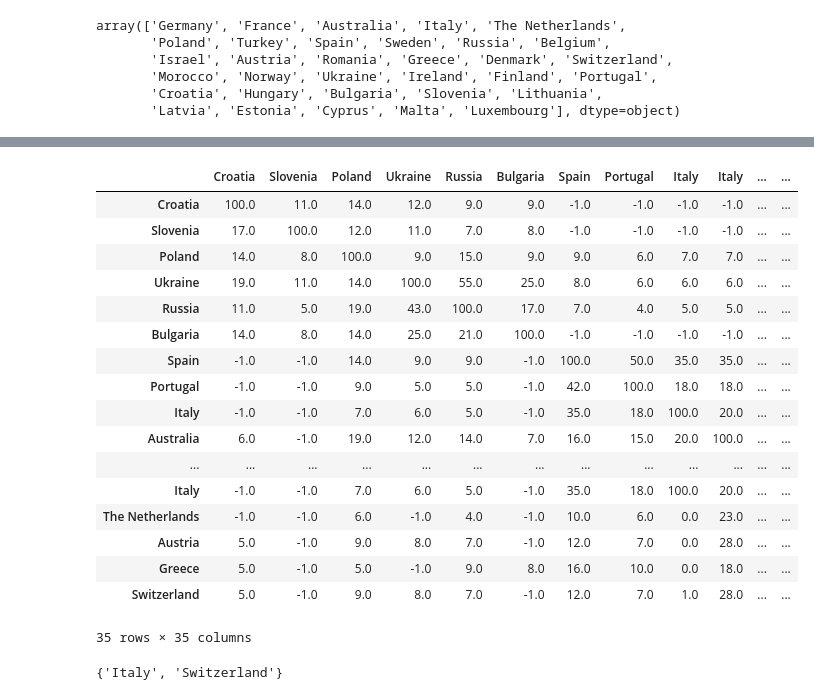
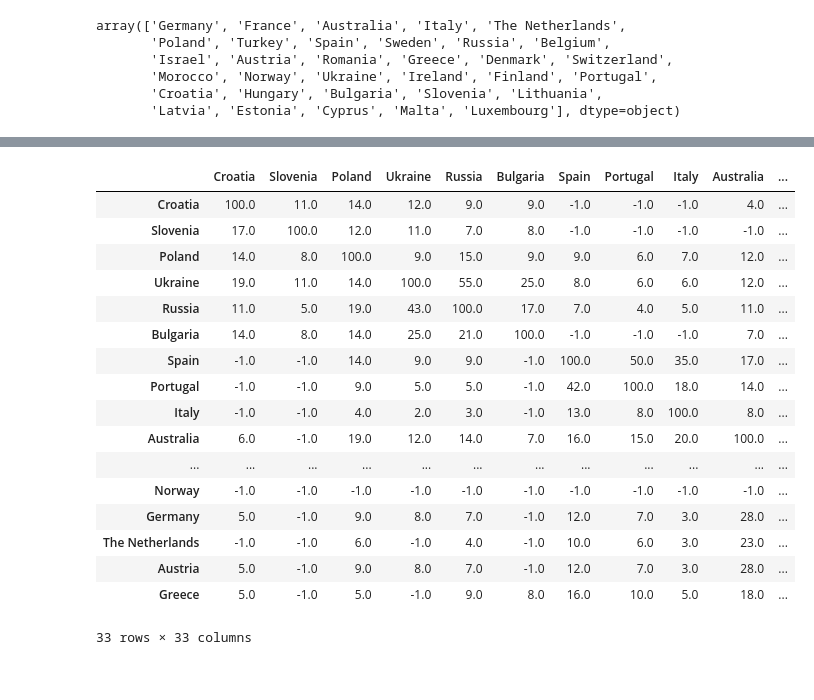
Before and after one commit to jackmheller/modernDataAnalytics, a Jupyter notebook: comm detection-Copy1.ipynb, the cells around one changed output, grey strips where cells are left out. Cells and saved outputs as stored; diff of their text form; code cells hidden in the pictures.

```diff
--- a/comm detection-Copy1.ipynb
+++ b/comm detection-Copy1.ipynb
@@ -1000,7 +1002,7 @@ langConv_rev = {'Bosnia Herzegovina': 'Bosnian',
 # it is because Greek goes to both cyprus AND greece, same with German!
 # gotta fix this...
 
-# ['Germany', 'Italy', 'The Netherlands', 'Austria', 'Greece', 'Switzerland']
+duplicate_lang_countries = ['Germany', 'The Netherlands', 'Austria', 'Greece']
 langConv
 # res
 # %% [output]
@@ -1113,10 +1078,3 @@ array(['Germany', 'France', 'Australia', 'Italy', 'The Netherlands',
        'Morocco', 'Norway', 'Ukraine', 'Ireland', 'Finland', 'Portugal',
        'Croatia', 'Hungary', 'Bulgaria', 'Slovenia', 'Lithuania',
        'Latvia', 'Estonia', 'Cyprus', 'Malta', 'Luxembourg'], dtype=object)
-# %%
-
-for x in duplicate_lang_countries:
-    df_test_2.iloc[df_test_2.index ==x, :] =  df_test_2[x].T
-
-np.fill_diagonal(df_test_2.values, 100)
-df_test_2
@@ -1163,10 +1102,13 @@ df_test_2.index = df_test_2.iloc[:,0]
 df_test_2 = df_test_2.drop(['Unnamed: 0'], axis = 1)
 
 
-zero_pad = pd.DataFrame(np.zeros((6, 99)))
+zero_pad = pd.DataFrame(np.zeros((4, 97)))
+
+
+print(df_test_2)
 
 zero_pad.columns = df_test_2.columns
-zero_pad.index = df_test_2.columns[-6:]
+zero_pad.index = df_test_2.columns[-4:]
 df_test_2 = df_test_2.append(zero_pad)
 
 
@@ -1215,11 +1157,23 @@ for x in duplicate_lang_countries:
 
 np.fill_diagonal(df_test_2.values, 100)
 
-# Norway	Germany	The Netherlands	Austria	Greece
 
-# GE BE = 12.0
-# GER GRE = 3
 
+# Now we get to fill this bitch up manual style
+
+df_test_2.at['Germany', 'Austria'] = 100
+df_test_2.at['Germany', 'The Netherlands'] = 13
+df_test_2.at['Germany', 'Greece'] = 3
+df_test_2.at['The Netherlands', 'Austria'] = 13
+df_test_2.at['The Netherlands', 'Greece'] = 2
+df_test_2.at['Austria', 'Greece' ] = 3
+
+df_test_2.at['Austria', 'Germany'] = 100
+df_test_2.at['The Netherlands', 'Germany'] = 13
+df_test_2.at['Greece',  'Germany'] = 3
+df_test_2.at['Austria', 'The Netherlands'] = 13
+df_test_2.at['Greece',  'The Netherlands'] = 2
+df_test_2.at['Greece',  'Austria'] = 3
 
 # df_test_2 = df_test_2[df_test_2.columns.intersection(english["matches"])]
 df_test_2
@@ -1230,24 +1200,19 @@ df_test_2
 []
-|  | Croatia | Slovenia | Poland | Ukraine | Russia | Bulgaria | Spain | Portugal | Italy | Italy | ... | ... |
-| Croatia | 100.0 | 11.0 | 14.0 | 12.0 | 9.0 | 9.0 | -1.0 | -1.0 | -1.0 | -1.0 | ... | ... |
-| Slovenia | 17.0 | 100.0 | 12.0 | 11.0 | 7.0 | 8.0 | -1.0 | -1.0 | -1.0 | -1.0 | ... | ... |
-| Poland | 14.0 | 8.0 | 100.0 | 9.0 | 15.0 | 9.0 | 9.0 | 6.0 | 7.0 | 7.0 | ... | ... |
-| Ukraine | 19.0 | 11.0 | 14.0 | 100.0 | 55.0 | 25.0 | 8.0 | 6.0 | 6.0 | 6.0 | ... | ... |
-| Russia | 11.0 | 5.0 | 19.0 | 43.0 | 100.0 | 17.0 | 7.0 | 4.0 | 5.0 | 5.0 | ... | ... |
-| Bulgaria | 14.0 | 8.0 | 14.0 | 25.0 | 21.0 | 100.0 | -1.0 | -1.0 | -1.0 | -1.0 | ... | ... |
-| Spain | -1.0 | -1.0 | 14.0 | 9.0 | 9.0 | -1.0 | 100.0 | 50.0 | 35.0 | 35.0 | ... | ... |
-| Portugal | -1.0 | -1.0 | 9.0 | 5.0 | 5.0 | -1.0 | 42.0 | 100.0 | 18.0 | 18.0 | ... | ... |
-| Italy | -1.0 | -1.0 | 7.0 | 6.0 | 5.0 | -1.0 | 35.0 | 18.0 | 100.0 | 20.0 | ... | ... |
-| Australia | 6.0 | -1.0 | 19.0 | 12.0 | 14.0 | 7.0 | 16.0 | 15.0 | 20.0 | 100.0 | ... | ... |
-| ... | ... | ... | ... | ... | ... | ... | ... | ... | ... | ... | ... | ... |
-| Italy | -1.0 | -1.0 | 7.0 | 6.0 | 5.0 | -1.0 | 35.0 | 18.0 | 100.0 | 20.0 | ... | ... |
-| The Netherlands | -1.0 | -1.0 | 6.0 | -1.0 | 4.0 | -1.0 | 10.0 | 6.0 | 0.0 | 23.0 | ... | ... |
-| Austria | 5.0 | -1.0 | 9.0 | 8.0 | 7.0 | -1.0 | 12.0 | 7.0 | 0.0 | 28.0 | ... | ... |
-| Greece | 5.0 | -1.0 | 5.0 | -1.0 | 9.0 | 8.0 | 16.0 | 10.0 | 0.0 | 18.0 | ... | ... |
-| Switzerland | 5.0 | -1.0 | 9.0 | 8.0 | 7.0 | -1.0 | 12.0 | 7.0 | 1.0 | 28.0 | ... | ... |
+|  | Croatia | Slovenia | Poland | Ukraine | Russia | Bulgaria | Spain | Portugal | Italy | Australia | ... |
+| Croatia | 100.0 | 11.0 | 14.0 | 12.0 | 9.0 | 9.0 | -1.0 | -1.0 | -1.0 | 4.0 | ... |
+| Slovenia | 17.0 | 100.0 | 12.0 | 11.0 | 7.0 | 8.0 | -1.0 | -1.0 | -1.0 | -1.0 | ... |
+| Poland | 14.0 | 8.0 | 100.0 | 9.0 | 15.0 | 9.0 | 9.0 | 6.0 | 7.0 | 12.0 | ... |
+| Ukraine | 19.0 | 11.0 | 14.0 | 100.0 | 55.0 | 25.0 | 8.0 | 6.0 | 6.0 | 12.0 | ... |
+| Russia | 11.0 | 5.0 | 19.0 | 43.0 | 100.0 | 17.0 | 7.0 | 4.0 | 5.0 | 11.0 | ... |
+| Bulgaria | 14.0 | 8.0 | 14.0 | 25.0 | 21.0 | 100.0 | -1.0 | -1.0 | -1.0 | 7.0 | ... |
+| Spain | -1.0 | -1.0 | 14.0 | 9.0 | 9.0 | -1.0 | 100.0 | 50.0 | 35.0 | 17.0 | ... |
+| Portugal | -1.0 | -1.0 | 9.0 | 5.0 | 5.0 | -1.0 | 42.0 | 100.0 | 18.0 | 14.0 | ... |
+| Italy | -1.0 | -1.0 | 4.0 | 2.0 | 3.0 | -1.0 | 13.0 | 8.0 | 100.0 | 8.0 | ... |
+| Australia | 6.0 | -1.0 | 19.0 | 12.0 | 14.0 | 7.0 | 16.0 | 15.0 | 20.0 | 100.0 | ... |
+| ... | ... | ... | ... | ... | ... | ... | ... | ... | ... | ... | ... |
+| Norway | -1.0 | -1.0 | -1.0 | -1.0 | -1.0 | -1.0 | -1.0 | -1.0 | -1.0 | -1.0 | ... |
+| Germany | 5.0 | -1.0 | 9.0 | 8.0 | 7.0 | -1.0 | 12.0 | 7.0 | 3.0 | 28.0 | ... |
+| The Netherlands | -1.0 | -1.0 | 6.0 | -1.0 | 4.0 | -1.0 | 10.0 | 6.0 | 3.0 | 23.0 | ... |
+| Austria | 5.0 | -1.0 | 9.0 | 8.0 | 7.0 | -1.0 | 12.0 | 7.0 | 3.0 | 28.0 | ... |
+| Greece | 5.0 | -1.0 | 5.0 | -1.0 | 9.0 | 8.0 | 16.0 | 10.0 | 5.0 | 18.0 | ... |
-35 rows × 35 columns
+33 rows × 33 columns
-# %%
-shit = list(df_test_2.index)
-set([x for x in shit if shit.count(x) > 1])
-# %% [output]
-{'Italy', 'Switzerland'}
```
Also changed, not shown: parts of 11 cells of this notebook.
